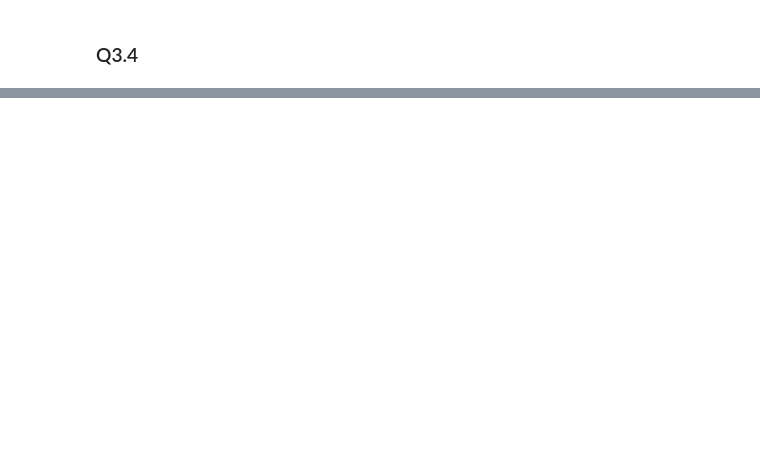
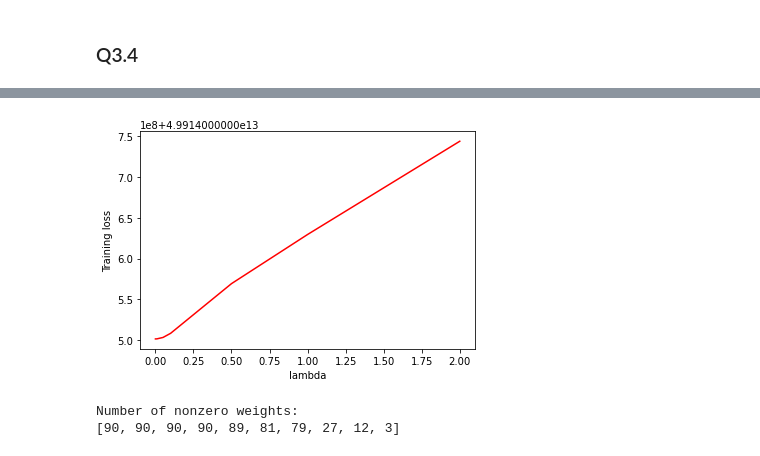
Before and after one commit to chiawen0104/sldl_hw, a Jupyter notebook: hw1/hw1.ipynb, the cells around one changed output, grey strips where cells are left out. Cells and saved outputs as stored; diff of their text form; code cells hidden in the pictures; blank space fills up the shorter version.

```diff
--- a/hw1/hw1.ipynb
+++ b/hw1/hw1.ipynb
@@ -476,0 +479,5 @@ class mylasso():
+# %%
+x_train = X_train_sd
+y_train = Y_train
+x_test = X_test_sd
+y_test = Y_test
@@ -530,0 +561,34 @@ MAE: 6.934215776303553
+# %%
+lam_list = [0.0001, 0.0005, 0.001, 0.005, 0.01, 0.05, 0.1, 0.5, 1, 2]
+loss_list, nonzero_list, avgweight_list, trainRMSE_list,  testRMSE_list = [], [], [], [], []
+
+for l in lam_list:
+    # train and test model
+    mlo2 = mylasso(lamcoef = l)
+    mlo2.fit(x_train, y_train)
+    ypred2 = mlo2.predict(x_test)
+
+    loss_list.append(mlo2.loss)
+    # count number of nonzero weights
+    num2 = 0
+    for i in mlo2.coef:
+        if i != 0.0:
+            num2 += 1
+
+    nonzero_list.append(num2)
+
+    avgw = abs(mlo2.coef).mean()
+    avgweight_list.append(avgw)
+
+    # count training RMSE
+    yhead2 = np.dot(x_train, np.transpose(mlo2.coef)) + mlo2.intercept
+    train_square = np.square(np.subtract(y_train, yhead2))
+    train_MSE = train_square.mean()
+    train_RMSE = np.sqrt(train_MSE)
+    trainRMSE_list.append(train_RMSE)
+
+    # count testing RMSE
+    test_square = np.square(np.subtract(y_test, ypred2))
+    test_MSE = test_square.mean()
+    test_RMSE = np.sqrt(test_MSE)
+    testRMSE_list.append(test_RMSE)
@@ -530,0 +602,14 @@ MAE: 6.934215776303553
+# %%
+plt.plot(lam_list, loss_list, color='red')
+plt.xlabel('lambda') # title of x-axis
+plt.ylabel('Training loss') # tile of y-axis
+plt.show()
+# %% [output]
+[figure, added]
+# %%
+# number of nonzero weights
+print('Number of nonzero weights:')
+print(nonzero_list)
+# %% [output]
+Number of nonzero weights:
+[90, 90, 90, 90, 89, 81, 79, 27, 12, 3]
```
Also changed, not shown: parts of 16 cells of this notebook.
